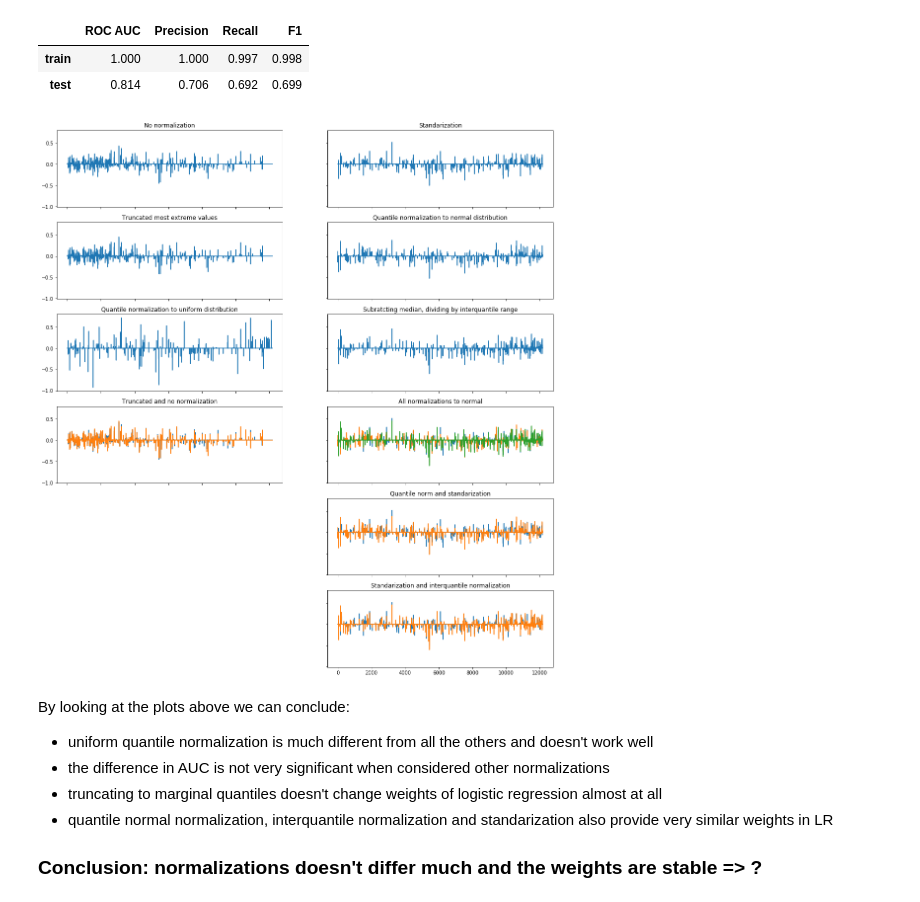
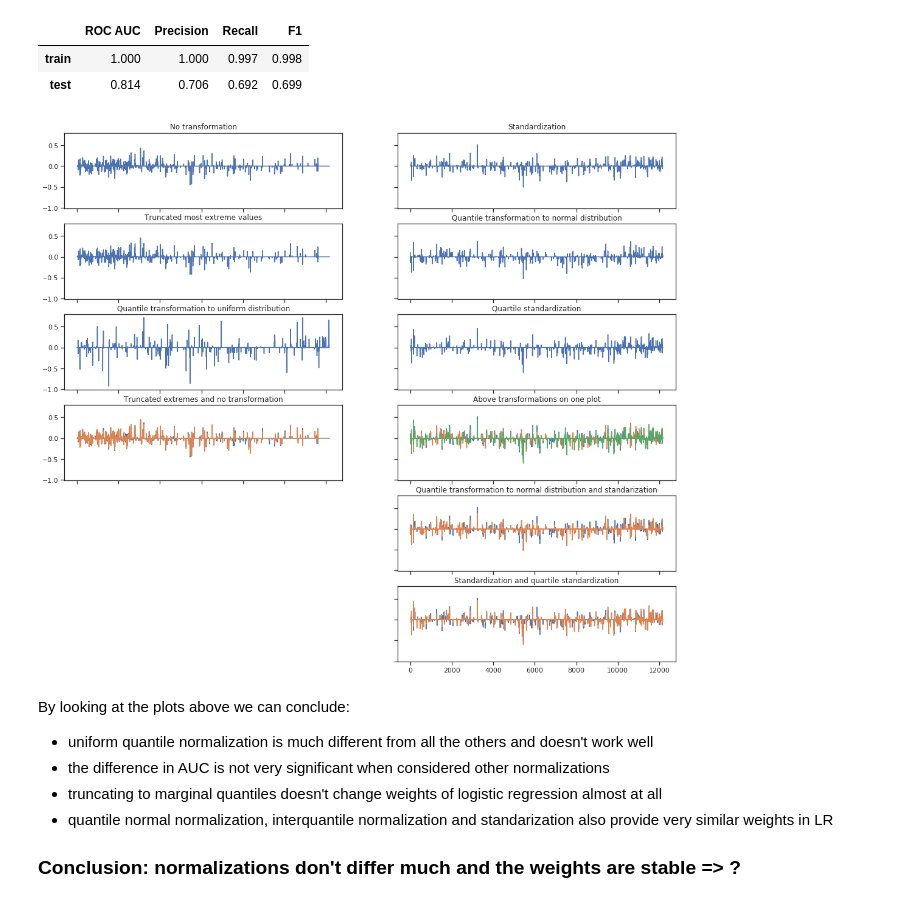
Before and after one commit to sjwilczynski/geneExpr, a Jupyter notebook: Normalizations.ipynb, the cells around one changed output. Drawn from its saved outputs; the diff is of its cells as text; code cells hidden in the pictures.

Commit message:
debugs and plot fixes

```diff
--- a/Normalizations.ipynb
+++ b/Normalizations.ipynb
@@ -114,51 +118,51 @@ clf_logit_median = fit_clf_print_scores(LogisticRegression(solver="liblinear", p
 | train | 1.000 | 1.000 | 0.997 | 0.998 |
 | test | 0.814 | 0.706 | 0.692 | 0.699 |
 # %%
-figure, axes = plt.subplots(nrows=6, ncols=2, sharex=True, sharey=True, figsize=(18,20))
+figure, axes = plt.subplots(nrows=6, ncols=2, sharex=True, sharey=True, figsize=(18,16))
 (ax1, ax2, ax3, ax4, ax5, ax6, ax7, ax8, ax9, ax10, ax11, ax12) = axes.flatten()
 
-plot_logit_weights_ax(ax1, clf_logit_no_norm, "No normalization")
+plot_logit_weights_ax(ax1, clf_logit_no_norm, "No transformation")
 plot_logit_weights_ax(ax3, clf_logit_trunc, "Truncated most extreme values")
 plot_logit_weights_ax(
-    ax5, clf_logit_unif, "Quantile normalization to uniform distribution"
+    ax5, clf_logit_unif, "Quantile transformation to uniform distribution"
 )
 
-plot_logit_weights_ax(ax2, clf_logit_std, "Standarization")
-plot_logit_weights_ax(ax4, clf_logit_norm, 'Quantile normalization to normal distribution')
+plot_logit_weights_ax(ax2, clf_logit_std, "Standardization")
+plot_logit_weights_ax(ax4, clf_logit_norm, 'Quantile transformation to normal distribution')
 plot_logit_weights_ax(
-    ax6, clf_logit_median, "Subratcting median, dividing by interquantile range"
+    ax6, clf_logit_median, "Quartile standardization"
 )
 
-plot_logit_weights_ax(ax7, clf_logit_no_norm, "No normalization")
+plot_logit_weights_ax(ax7, clf_logit_no_norm, "No transformation")
 plot_logit_weights_ax(ax7, clf_logit_trunc, "Truncated most extreme values")
-ax7.set_title('Truncated and no normalization')
+ax7.set_title('Truncated extremes and no transformation')
 
 plot_logit_weights_ax(ax8, clf_logit_std, "Standarization")
-plot_logit_weights_ax(ax8, clf_logit_norm, 'Quantile normalization to normal distribution')
+plot_logit_weights_ax(ax8, clf_logit_norm, 'Quantile transformation to normal distribution')
 plot_logit_weights_ax(
-    ax8, clf_logit_median, "Subratcting median, dividing by interquantile range"
+    ax8, clf_logit_median, "Quartile standardization"
 )
 
-ax8.set_title("All normalizations to normal")
+ax8.set_title("Above transformations on one plot")
 
 plot_logit_weights_ax(ax10, clf_logit_std, "Standarization")
-plot_logit_weights_ax(ax10, clf_logit_norm, 'Quantile normalization to normal distribution')
+plot_logit_weights_ax(ax10, clf_logit_norm, 'Quantile transformation to normal distribution')
 
-ax10.set_title("Quantile norm and standarization")
+ax10.set_title("Quantile transformation to normal distribution and standarization")
 
 plot_logit_weights_ax(ax12, clf_logit_std, "Standarization")
 plot_logit_weights_ax(
-    ax12, clf_logit_median, "Subratcting median, dividing by interquantile range"
+    ax12, clf_logit_median, "Quartile standardization"
 )
 
-ax12.set_title("Standarization and interquantile normalization")
+ax12.set_title("Standardization and quartile standardization")
 
 ax9.axis('off')
 ax11.axis('off')
 
 plt.show()
 # %% [output]
-[figure, old version]
+[figure, new version]
 # %% [markdown]
 By looking at the plots above we can conclude:
 
@@ -167,4 +171,4 @@ By looking at the plots above we can conclude:
 * truncating to marginal quantiles doesn't change weights of logistic regression almost at all
 * quantile normal normalization, interquantile normalization and standarization also provide very similar weights in LR
 
-### Conclusion: normalizations doesn't differ much and the weights are stable => ?
+### Conclusion: normalizations don't differ much and the weights are stable => ?
```
Also changed, not shown: parts of 1 cell of this notebook, 4 other files.
